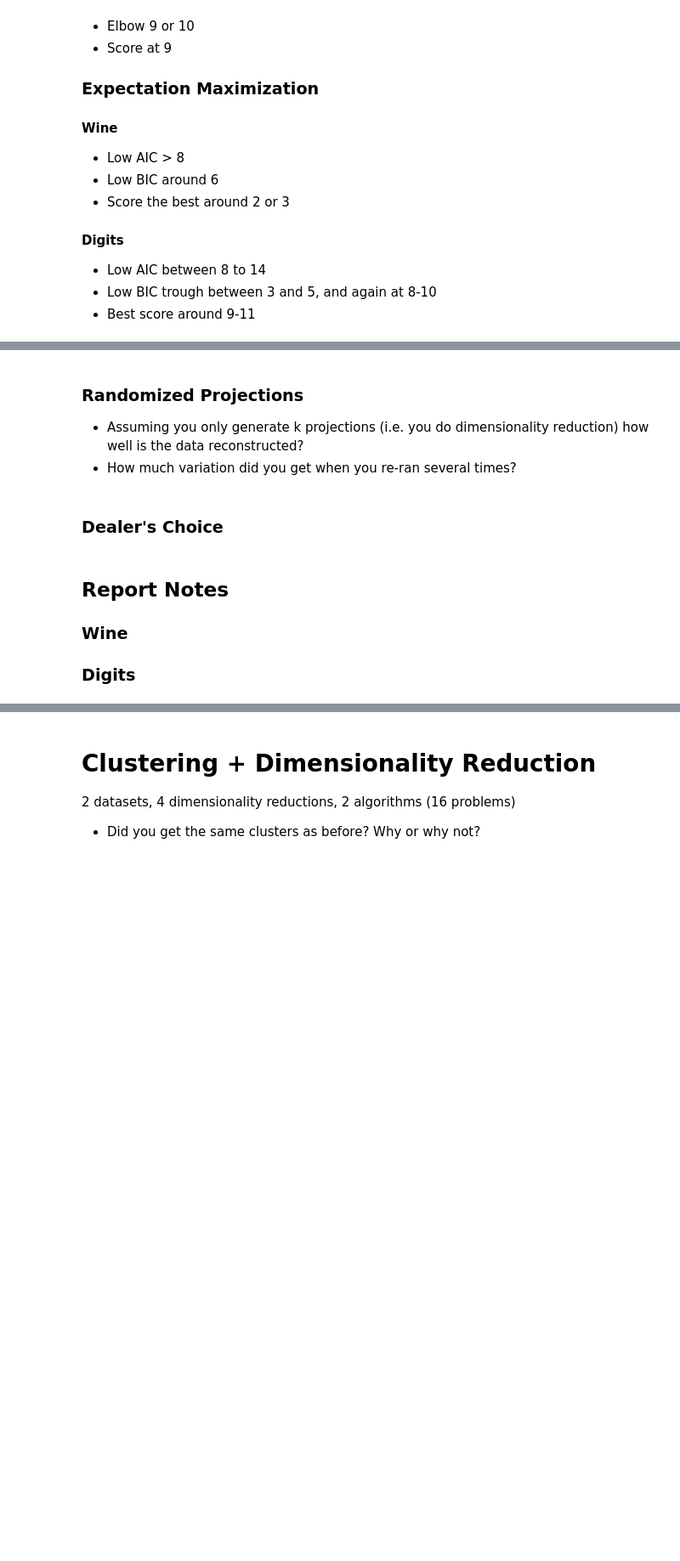
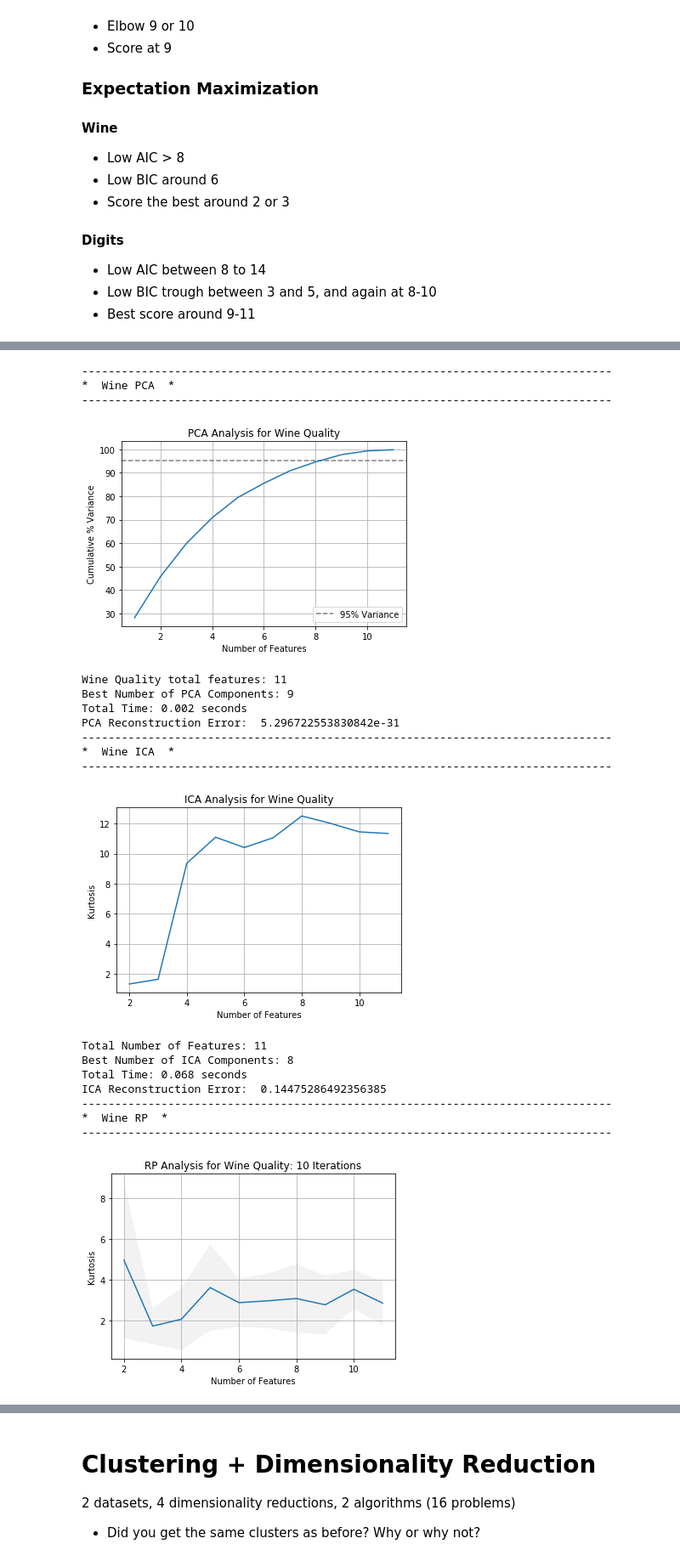
Before and after one commit to reedipher/CS-7641-unsupervised_learning, a Jupyter notebook: code/Assignment 3.ipynb, the cells around one changed output, grey strips where cells are left out. Shown at 85% size. Cells and saved outputs as stored; diff of their text form; code cells hidden in the pictures; blank space fills up the shorter version.

Commit message:
done with dimensionality reduction - for now. Could use a couple more pretty plots if i have time to loop back

```diff
--- a/code/Assignment 3.ipynb
+++ b/code/Assignment 3.ipynb
@@ -28,6 +28,12 @@ def calculate_null_accuracy(y):
     norm = counts / np.sum(counts)
 
     return max(norm)
+
+def print_line(title=None):
+    print(80*'-')
+    if title:
+        print('* ', title, ' *')
+        print(80*'-')
 # %% [markdown]
 # Datasets
 # %% [markdown]
@@ -432,11 +475,62 @@ Best Number of Components 39
-# %% [markdown]
-### Randomized Projections
-- Assuming you only generate k projections (i.e. you do dimensionality reduction) how well is the data reconstructed?
-- How much variation did you get when you re-ran several times?
-# %% [markdown]
-### Dealer's Choice
-# %% [markdown]
-## Report Notes
-### Wine
-
-### Digits
+# %%
+# scale the data
+wineX_scaled = scale(wineX)
+
+#
+# PCA
+#
+print_line('Wine PCA')
+wine_pca_components = calc_pca_components(wineX_scaled, 'Wine Quality')
+winePCA = PCA(n_components=wine_pca_components, random_state=0).fit(wineX_scaled)
+wine_pca_sse = reconstruction_error(winePCA, wineX_scaled)
+print('PCA Reconstruction Error: ', wine_pca_sse)
+
+
+
+#
+# ICA
+#
+print_line('Wine ICA')
+wine_ica_components = calc_ica_components(wineX_scaled, 'Wine Quality')
+wineICA = FastICA(n_components=wine_ica_components, random_state=0).fit(wineX_scaled)
+wine_ica_sse = reconstruction_error(wineICA, wineX_scaled)
+print('ICA Reconstruction Error: ', wine_ica_sse)
+
+
+#
+# RP
+#
+print_line('Wine RP')
+wine_rp_components = calc_rp_components(wineX_scaled, 'Wine Quality', 10)
+wine_rp_components = calc_rp_components(wineX_scaled, 'Wine Quality', 100)
+wineRP = RP(n_components=wine_rp_components, random_state=0).fit(wineX_scaled)
+wine_rp_sse = reconstruction_error(wineRP, wineX_scaled)
+print('ICA Reconstruction Error: ', wine_rp_sse)
+
+
+#
+# UFS
+#
+print_line('Wine UFS')
+calc_kbest(wineX_scaled, winey, 'Wine Quality')
+# %% [output]
+--------------------------------------------------------------------------------
+*  Wine PCA  *
+--------------------------------------------------------------------------------
+[figure, added]
+Wine Quality total features: 11
+Best Number of PCA Components: 9
+Total Time: 0.002 seconds
+PCA Reconstruction Error:  5.296722553830842e-31
+--------------------------------------------------------------------------------
+*  Wine ICA  *
+--------------------------------------------------------------------------------
+[figure, added]
+Total Number of Features: 11
+Best Number of ICA Components: 8
+Total Time: 0.068 seconds
+ICA Reconstruction Error:  0.14475286492356385
+--------------------------------------------------------------------------------
+*  Wine RP  *
+--------------------------------------------------------------------------------
+[figure, added]
```
Also changed, not shown: parts of 17 cells of this notebook.
